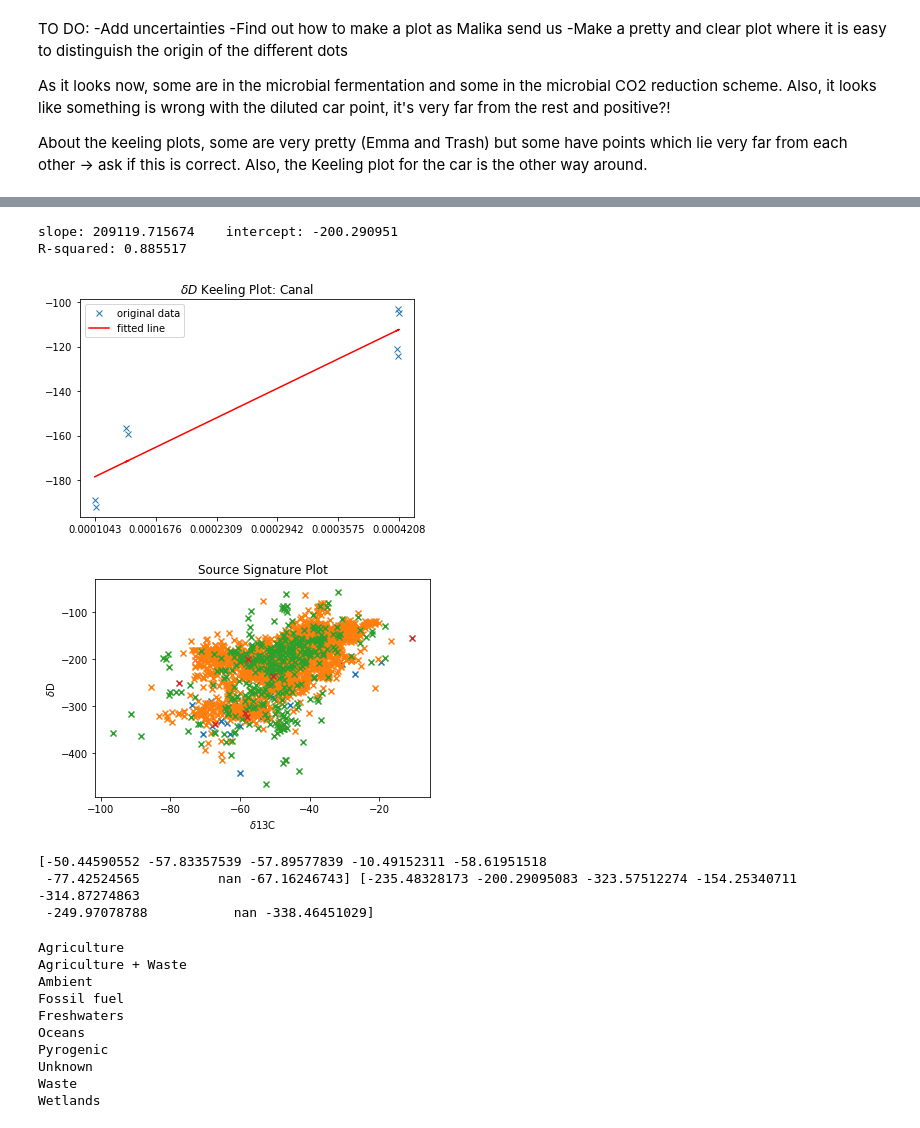
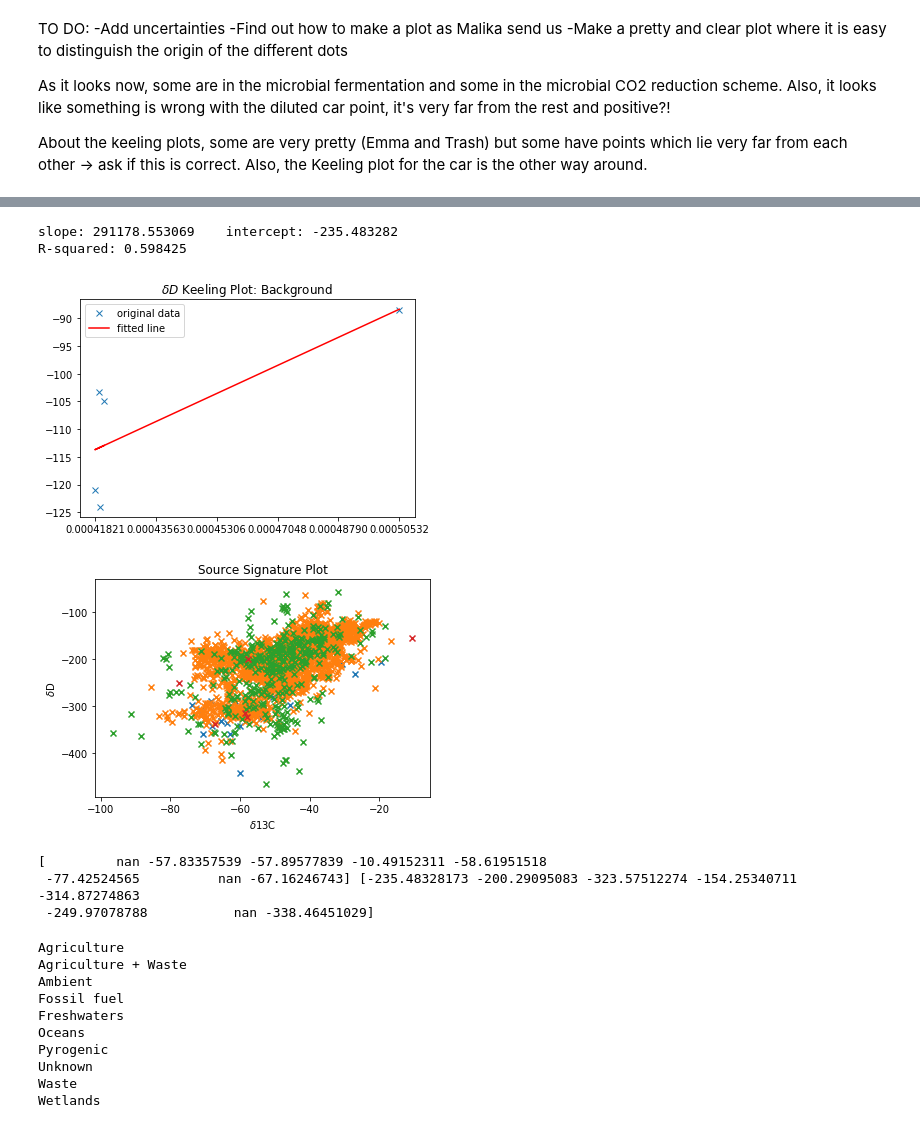
Before and after one commit to Emma0112/MarginalSeaModel, a Jupyter notebook: CorrectScriptProject.ipynb, the cells around one changed output, grey strips where cells are left out. Drawn from its saved outputs; the diff is of its cells as text; code cells hidden in the pictures.

```diff
--- a/CorrectScriptProject.ipynb
+++ b/CorrectScriptProject.ipynb
@@ -855,11 +855,12 @@ x_values_car = np.array([1/36780, 1/36780])
 y_values_car = np.array([d13C_IS[6,0], d13C_IS[6,1]])
 
 # canal=1, pond=2, car=3, sheep=4, trash=5, Ina=6, Emma=7
-source = 3
+source = 0
 if source == 0:
     x=np.array([1/1984.11, 1/d13C_chi[0,0], 1/d13C_chi[0,1], 1/d13C_chi[1,0], 1/d13C_chi[1,1]])
     y=np.array([-48.13, d13C_IS[0,0],d13C_IS[0,1],d13C_IS[1,0],d13C_IS[1,1]])
     title = r'$\delta ^{13}$ Keeling Plot: Background'
+    signature_x[source]=np.NaN
 elif source == 1:
     x=np.append(x_background, x_values[0:4])
     y=np.append(y_background, y_values[0:4])
@@ -934,11 +935,12 @@ x_values_car = np.array([1/36780, 1/36780])
 y_values_car = np.array([dD_IS[6,0], dD_IS[6,1]])
 
 # background= 0, canal=1, pond=2, car=3, sheep=4, trash=5, Ina=6, Emma=7
-source = 1
+source = 0
 if source == 0:
     x=np.array([1/1978.94, 1/dD_chi[0,0], 1/dD_chi[0,1], 1/dD_chi[1,0], 1/dD_chi[1,1]])
     y=np.array([-88.56, dD_IS[0,0], dD_IS[0,1], dD_IS[1,0], dD_IS[1,1]])
     title = r'$\delta D$ Keeling Plot: Background'
+    signature_x[source]=np.NaN
 elif source == 1:
     x=np.append(x_background, x_values[0:4])
     y=np.append(y_background, y_values[0:4])
@@ -954,36 +956,36 @@ elif source == 3:
 elif source == 4:
     x=np.append(x_background, x_values[10:12])
     y=np.append(y_background, y_values[10:12])
     title = r'$\delta D$ Keeling Plot: Sheep'
 elif source == 5:
     x=np.append(x_background, x_values[12:16])
     y=np.append(y_background, y_values[12:16])
     title = r'$\delta D$ Keeling Plot: Trash'
 elif source == 6:
     x=np.append(x_background, x_values[16:20])
     y=np.append(y_background, y_values[16:20])
     title = r'$\delta D$ Keeling Plot: Ina'
     print('There are no valid results for this measurement')
     signature_x[source]=np.NaN
 elif source == 7:
     x=np.append(x_background, x_values[20:24])
     y=np.append(y_background, y_values[20:24])
     title = r'$\delta D$ Keeling Plot: Emma'
 
 slope, intercept, r_value, p_value, std_err = stats.linregress(x, y)
 print("slope: %f    intercept: %f" % (slope, intercept))
 print("R-squared: %f" % r_value**2)
 signature_y[source]=intercept
 plt.plot(x, y, 'x', label='original data')
 plt.plot(x, intercept + slope*x, 'r', label='fitted line')
 plt.title(title)
 plt.xticks(np.linspace(min(x), max(x), 6))
 plt.legend()
 plt.show()
 # %% [output]
-slope: 209119.715674    intercept: -200.290951
-R-squared: 0.885517
+slope: 291178.553069    intercept: -235.483282
+R-squared: 0.598425
-[figure, old version]
+[figure, new version]
 # %%
 ################################################################
 #                 Source Signature Plot
@@ -1005,7 +1007,7 @@ plt.show()
 print(signature_x,signature_y)
 # %% [output]
 [figure]
-[-50.44590552 -57.83357539 -57.89577839 -10.49152311 -58.61951518
+[         nan -57.83357539 -57.89577839 -10.49152311 -58.61951518
  -77.42524565          nan -67.16246743] [-235.48328173 -200.29095083 -323.57512274 -154.25340711 -314.87274863
  -249.97078788           nan -338.46451029]
 # %%
```
Also changed, not shown: parts of 8 cells of this notebook.
